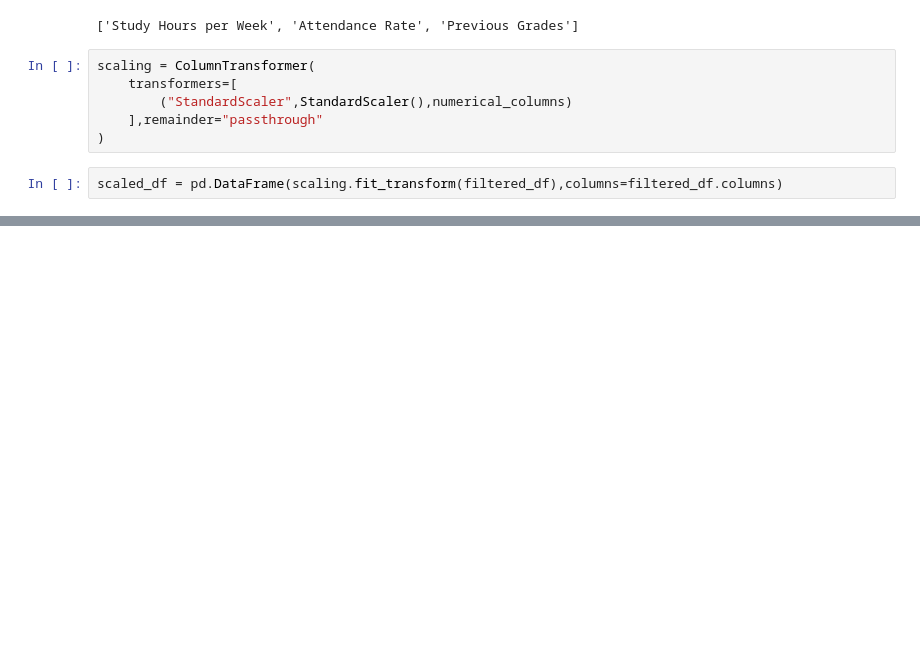
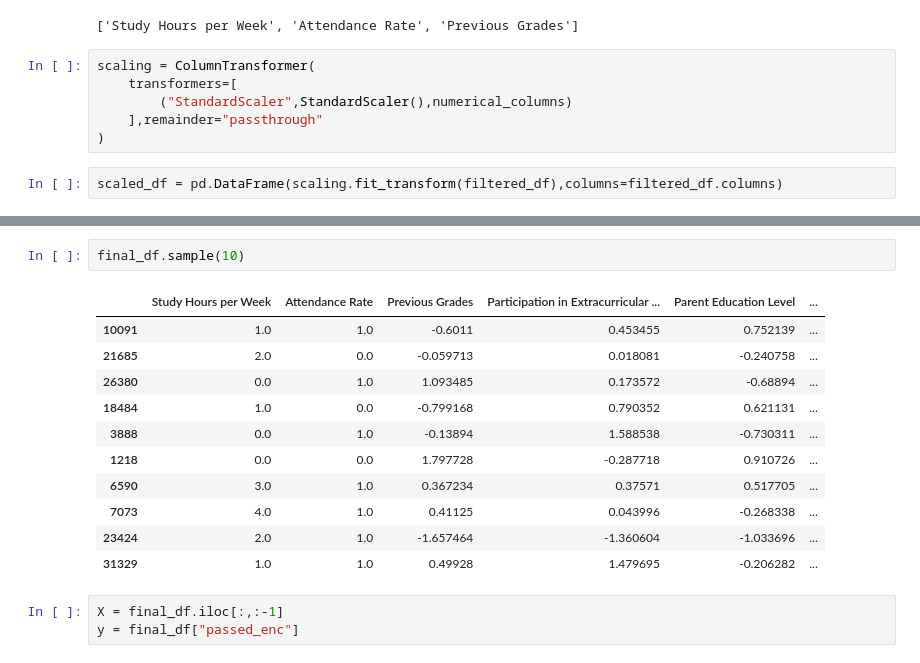
Before and after one commit to hahahang0/MLPracFromKaggle, a Jupyter notebook: studentPerformace/practical1.ipynb, the cells around one changed output, grey strips where cells are left out. Cells and saved outputs as stored; diff of their text form; blank space fills up the shorter version.

```diff
--- a/studentPerformace/practical1.ipynb
+++ b/studentPerformace/practical1.ipynb
@@ -263,0 +404,17 @@ scaled_df.head()
+# %%
+final_df.sample(10)
+# %% [output]
+|  | Study Hours per Week | Attendance Rate | Previous Grades | Participation in Extracurricular ... | Parent Education Level | ... |
+| 10091 | 1.0 | 1.0 | -0.6011 | 0.453455 | 0.752139 | ... |
+| 21685 | 2.0 | 0.0 | -0.059713 | 0.018081 | -0.240758 | ... |
+| 26380 | 0.0 | 1.0 | 1.093485 | 0.173572 | -0.68894 | ... |
+| 18484 | 1.0 | 0.0 | -0.799168 | 0.790352 | 0.621131 | ... |
+| 3888 | 0.0 | 1.0 | -0.13894 | 1.588538 | -0.730311 | ... |
+| 1218 | 0.0 | 0.0 | 1.797728 | -0.287718 | 0.910726 | ... |
+| 6590 | 3.0 | 1.0 | 0.367234 | 0.37571 | 0.517705 | ... |
+| 7073 | 4.0 | 1.0 | 0.41125 | 0.043996 | -0.268338 | ... |
+| 23424 | 2.0 | 1.0 | -1.657464 | -1.360604 | -1.033696 | ... |
+| 31329 | 1.0 | 1.0 | 0.49928 | 1.479695 | -0.206282 | ... |
+# %%
+X = final_df.iloc[:,:-1]
+y = final_df["passed_enc"]
```
Also changed, not shown: parts of 48 cells of this notebook, 1 other file.
